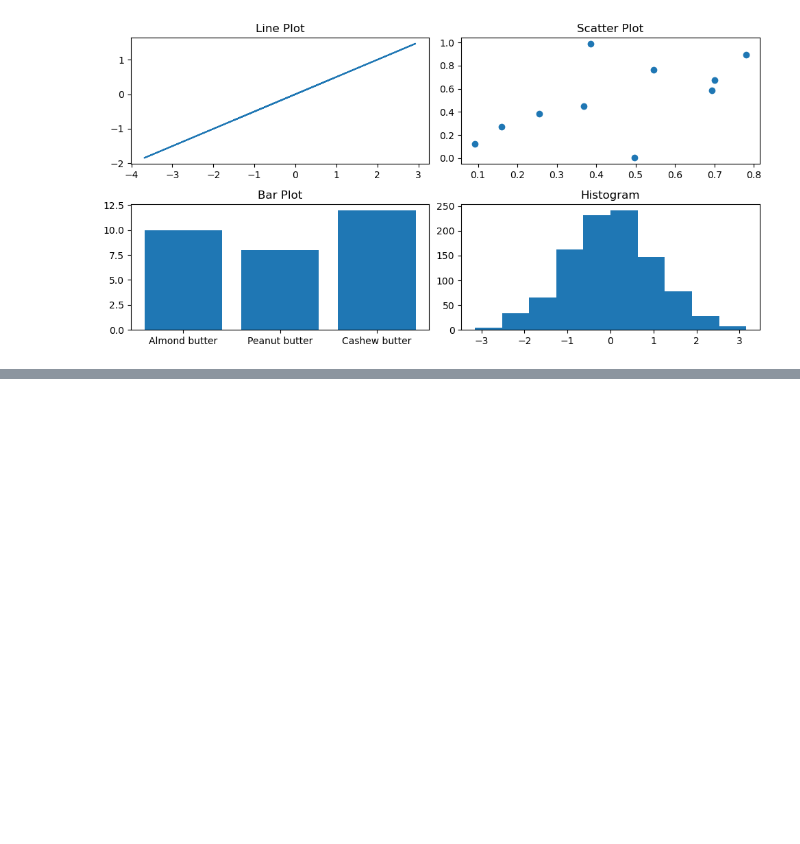
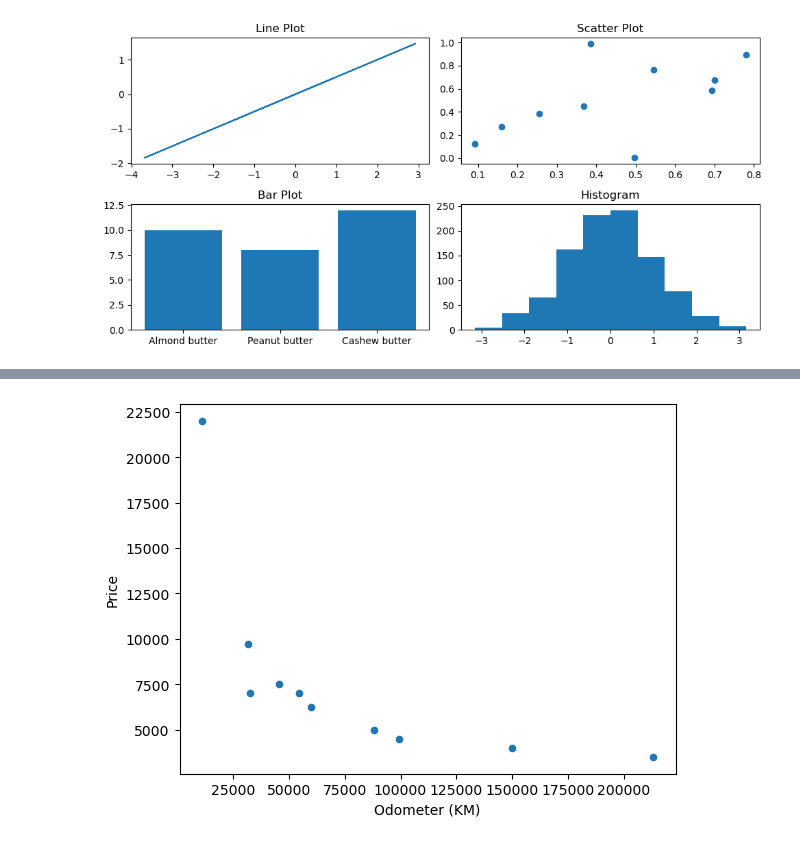
Before and after one commit to junaidknows/ml-study-projects, a Jupyter notebook: Introduction to Matplotlib.ipynb, the cells around one changed output, grey strips where cells are left out. Cells and saved outputs as stored; diff of their text form; code cells hidden in the pictures; blank space fills up the shorter version.

```diff
--- a/Introduction to Matplotlib.ipynb
+++ b/Introduction to Matplotlib.ipynb
@@ -248,0 +369,6 @@ plt.show()
+# %%
+#Scatter plot with price column as numeric and Odometer column as numeric
+car_sales.plot(x="Odometer (KM)", y="Price", kind="scatter")
+plt.show()
+# %% [output]
+[figure, added]
```
Also changed, not shown: parts of 12 cells of this notebook.
